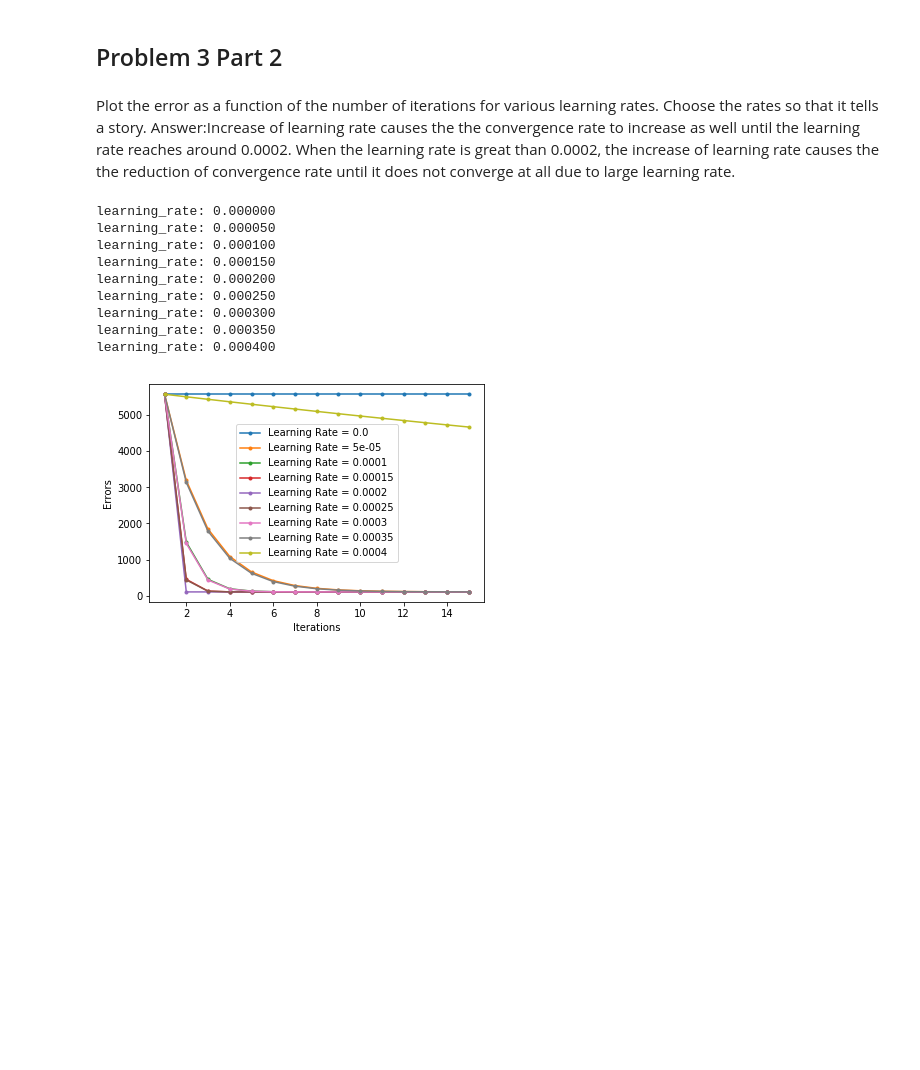
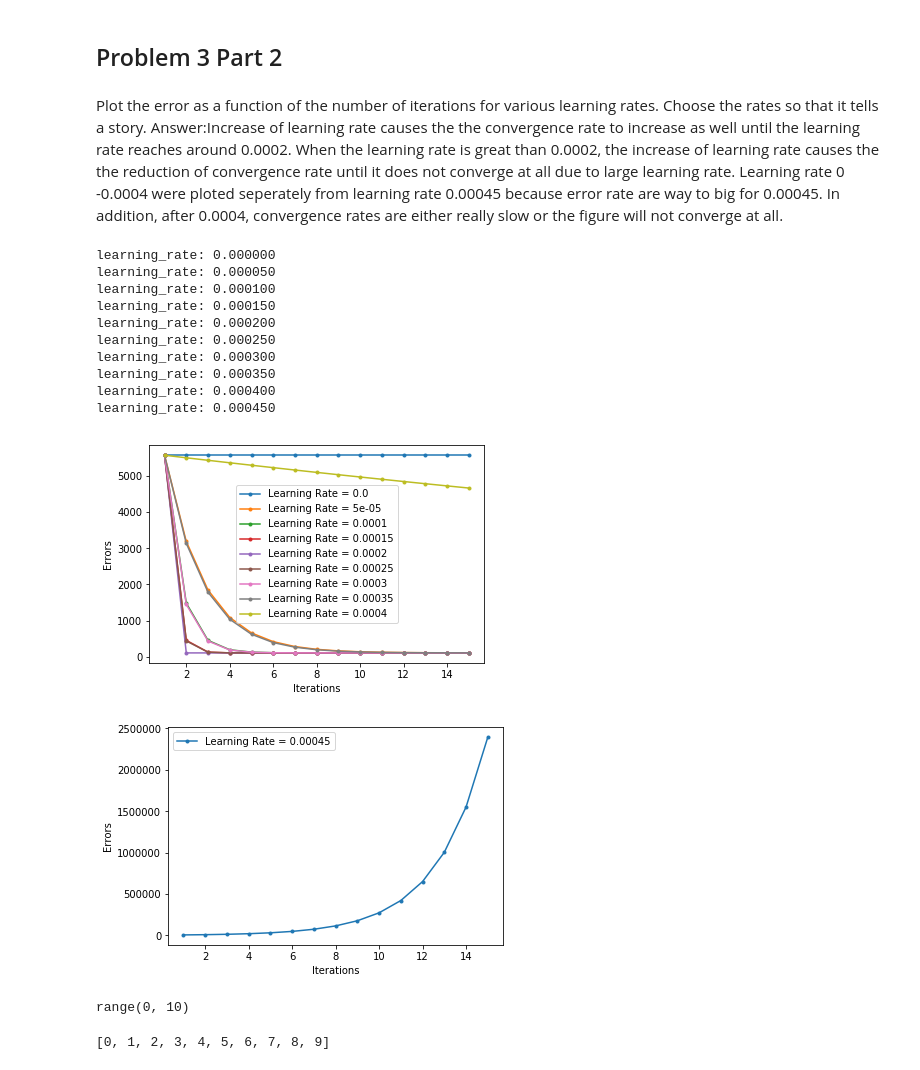
Before and after one commit to Columbia-Intro-Data-Science/python-introduction-ls3456, a Jupyter notebook: Homework 1 - Github and Pandas.ipynb, the cells around one changed output. Drawn from its saved outputs; the diff is of its cells as text; code cells hidden in the pictures; blank space fills up the shorter version.

```diff
--- a/Homework 1 - Github and Pandas.ipynb
+++ b/Homework 1 - Github and Pandas.ipynb
@@ -332,8 +332,8 @@ After 100 iterations b = 0.03507497059234178, m = 1.4788027175308358, error = 11
 # For example, learning rate of 0.0002 figure contains two obious red lines, which mean it only take of total of literation to converge.
 # When the learning rate start from really low number (close to 0),
 # the converence rate increases with increases of learning rate (0-0.0002).
-# When the converage rate starts to reduce with increase of learning rate, (0.0002-0.00035)
-# the algorithm might still converge until the learning rate is too big to converge.(>0.0004)
+# When the converage rate starts to reduce with increase of learning rate, (0.0002- ~0.0004)
+# the algorithm might still converge until the learning rate is too big to converge.(~>0.0004)
 
 def gradient_descent_runner_new(points, starting_b, starting_m, learning_rate, num_iterations):
     b = starting_b
@@ -353,7 +353,7 @@ def run_new2(num_iterations):
 
 # Set a for loop to run various learning rate with different iteration
 interval = 0.00005
-for LR in range(0, 9):
+for LR in range(0, 10):
     points = genfromtxt("../data/data.csv", delimiter=",")
     for i in range(0,len(points)):
         plt.scatter(points[i,0],points[i,1])
@@ -381,10 +381,10 @@ learning_rate: 0.000250
 # %% [markdown]
 Plot the error as a function of the number of iterations for various learning rates. Choose the rates
 so that it tells a story.
-Answer:Increase of learning rate causes the the convergence rate to increase as well until the learning rate reaches around 0.0002. When the learning rate is great than 0.0002, the increase of learning rate causes the the reduction of convergence rate until it does not converge at all due to large learning rate.
+Answer:Increase of learning rate causes the the convergence rate to increase as well until the learning rate reaches around 0.0002. When the learning rate is great than 0.0002, the increase of learning rate causes the the reduction of convergence rate until it does not converge at all due to large learning rate. Learning rate 0 -0.0004 were ploted seperately from learning rate 0.00045 because error rate are way to big for 0.00045. In addition, after 0.0004, convergence rates are either really slow or the figure will not converge at all.
 # %%
 # Initialize error
-errors = np.zeros((15,10))
+errors = np.zeros((15,11))
 
 # Define a new run function to adjsut learning rate, and gather data for error
 def run_new(num_iterations):
@@ -399,31 +399,51 @@ def run_new(num_iterations):
 
 # Set a for loop to run various learning rate with different iteration
 interval = 0.00005
-for LR in range(0, 9):
+for LR in range(0, 10):
     learning_rate = LR*interval
     print('learning_rate: %.6f' %learning_rate)
     for num in range(0,15):
         run_new(num)
 
 # Set a for loop to plot the error data
 iteration = range(15)+ ones(15)
 for LR in range(0,9):
     LearningRate = round(LR*interval,5)
     plt.plot(iteration,errors[:,LR],marker='.',label='Learning Rate = {}'.format(LearningRate))
 
 
 plt.xlabel("Iterations")
 plt.ylabel("Errors")
 plt.legend()
 plt.show()
+
+for LR in range(9,10):
+    LearningRate = round(LR*interval,5)
+    plt.plot(iteration,errors[:,LR],marker='.',label='Learning Rate = {}'.format(LearningRate))
+
+
+plt.xlabel("Iterations")
+plt.ylabel("Errors")
+plt.legend()
+plt.show()
 # %% [output]
 learning_rate: 0.000000
 learning_rate: 0.000050
 learning_rate: 0.000100
 learning_rate: 0.000150
 learning_rate: 0.000200
 learning_rate: 0.000250
 learning_rate: 0.000300
 learning_rate: 0.000350
 learning_rate: 0.000400
+learning_rate: 0.000450
 [figure]
+[figure, added]
+# %%
+range(0, 10)
+# %% [output]
+range(0, 10)
+# %%
+list(range(0, 10))
+# %% [output]
+[0, 1, 2, 3, 4, 5, 6, 7, 8, 9]
```
Also changed, not shown: parts of 2 cells of this notebook.
